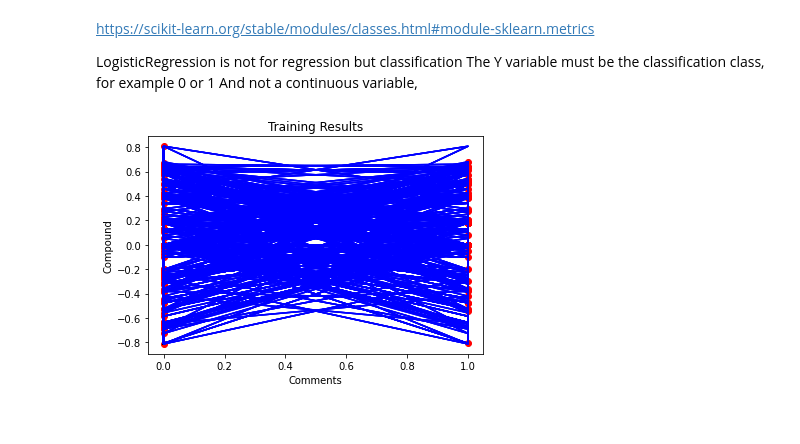
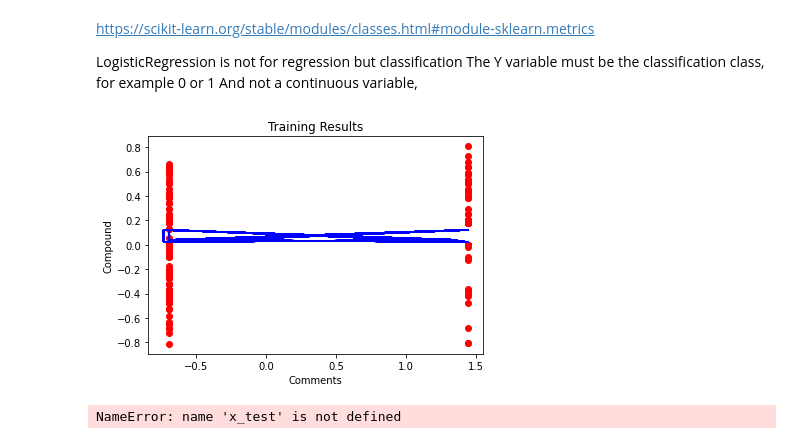
Before and after one commit to NSNCareers/DataScience, a Jupyter notebook: Dir_SentimentAnalysis/model-stock-market.ipynb, the cells around one changed output. Saved outputs shown, nothing was run; the diff lists cells and outputs as text; code cells hidden in the pictures.

```diff
--- a/Dir_SentimentAnalysis/model-stock-market.ipynb
+++ b/Dir_SentimentAnalysis/model-stock-market.ipynb
@@ -84,3 +85,8 @@ X = ct.fit_transform(X).toarray()
+# %%
+# Transform y into a two D array since the transform function expects a two D array
+
+Y = Y.reshape(len(Y),1)
+print(Y)
 # %%
 # Splitting data into Training and Test set
 # We need to train data so as to avoid over fitting and under fitting
@@ -89,18 +95,24 @@ X = ct.fit_transform(X).toarray()
 # test_size should be between 0.0 and 1.0 and represent the proportion of the dataset to include in the test split
 from sklearn.model_selection import train_test_split
 
-x_train, x_test, y_train, y_test = train_test_split(X,Y,test_size=0.2,random_state=42)
-# print(x_train)
-# print(x_test)
-# print(y_train)
-# print(y_test)
+X_train, X_test, Y_train, Y_test = train_test_split(X,Y,test_size=0.2,random_state=42)
+# %%
+# Feature scaling should be applied after the split
+# Standardisation and Normalisation
+from sklearn.preprocessing import StandardScaler
+sc = StandardScaler()
+# We do not feature scale dummy variables
+X_train[:, 0:] = sc.fit_transform(X_train[:, 0:])   # Exclude dummy colums thus take from third index
+X_test[:, 0:] = sc.transform(X_test[:, 0:]) # We need same scaler thus we apply the transform method
+print(X_train)
+print(X_test)
 # %%
 # Trainig the model
 from sklearn.linear_model import LinearRegression
 from sklearn.metrics import mean_absolute_error,max_error,explained_variance_score
 
 regressor = LinearRegression()
-regressor.fit(x_train,y_train)
+regressor.fit(X_train,Y_train)
 # %% [markdown]
 https://scikit-learn.org/stable/modules/classes.html#module-sklearn.metrics
 
@@ -115,23 +126,25 @@ joinedArrays = np.concatenate((pred.reshape(len(pred),1),y_test.reshape(len(y_te
 # %%
 # Visualising training results
 
-plt.scatter(x_train[:,0],y_train, color = 'red')
-plt.plot(x_train,regressor.predict(x_train),color = 'blue')
+plt.scatter(X_train[:,0],Y_train, color = 'red')
+plt.plot(X_train,regressor.predict(X_train),color = 'blue')
 plt.title('Training Results')
 plt.xlabel('Comments')
 plt.ylabel('Compound')
 plt.show()
 # %% [output]
-[figure, old version]
+[figure, new version]
 # %%
 # Visualising test results
 
-plt.scatter(x_test[:,0],y_test, color = 'red')
-plt.plot(x_train,regressor.predict(x_train),color = 'blue')
+plt.scatter(Y_test[:,0],Y_test, color = 'red')
+plt.plot(X_train,regressor.predict(X_train),color = 'blue')
 plt.title('Test Results')
 plt.xlabel('Comments')
 plt.ylabel('Compound')
 plt.show()
+# %% [output]
+NameError: name 'x_test' is not defined
 # %%
 from sklearn import linear_model
 
```
Also changed, not shown: parts of 5 cells of this notebook, 6 other files.
